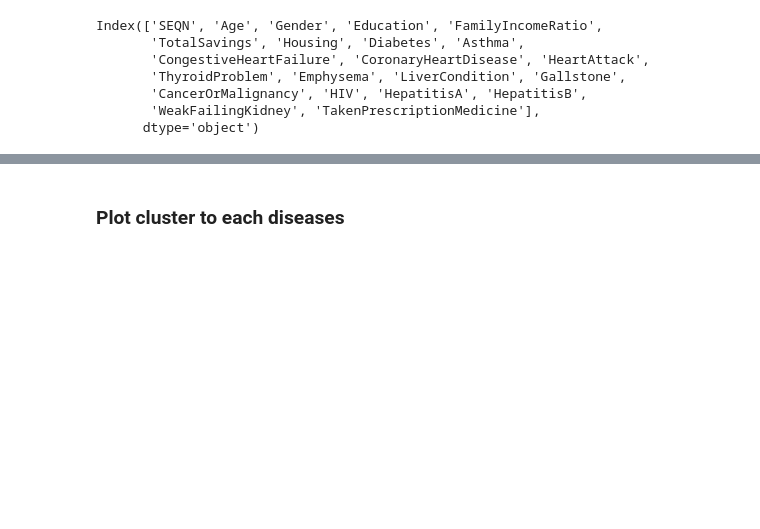
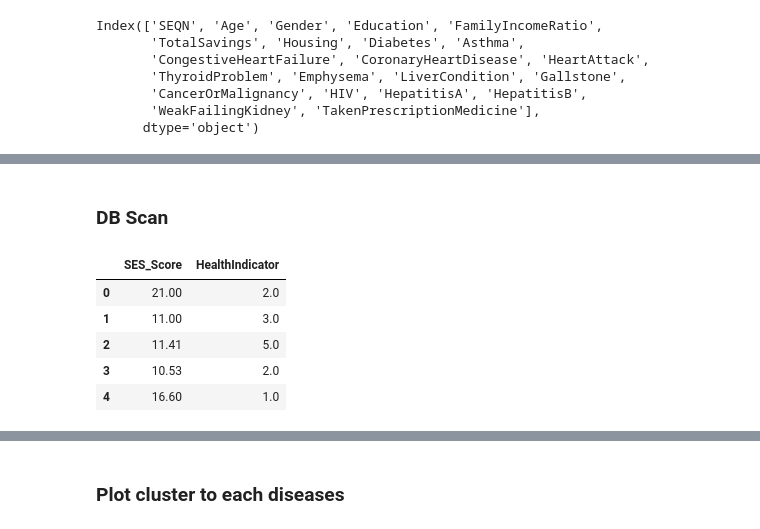
Before and after one commit to baldeoJV/CCADMACL_PROJ_COM222, a Jupyter notebook: socio_experimental (Carl).ipynb, the cells around one changed output, grey strips where cells are left out. Saved outputs shown, nothing was run; the diff lists cells and outputs as text; code cells hidden in the pictures; blank space fills up the shorter version.

```diff
--- a/socio_experimental (Carl).ipynb
+++ b/socio_experimental (Carl).ipynb
@@ -386,0 +398,12 @@ silhouette_score(df_scaled, df_scaled['cluster'])
+# %% [markdown]
+### DB Scan
+# %%
+dbscan_df = df.copy()
+dbscan_df.head()
+# %% [output]
+|  | SES_Score | HealthIndicator |
+| 0 | 21.00 | 2.0 |
+| 1 | 11.00 | 3.0 |
+| 2 | 11.41 | 5.0 |
+| 3 | 10.53 | 2.0 |
+| 4 | 16.60 | 1.0 |
```
Also changed, not shown: parts of 26 cells of this notebook, 3 other files.
